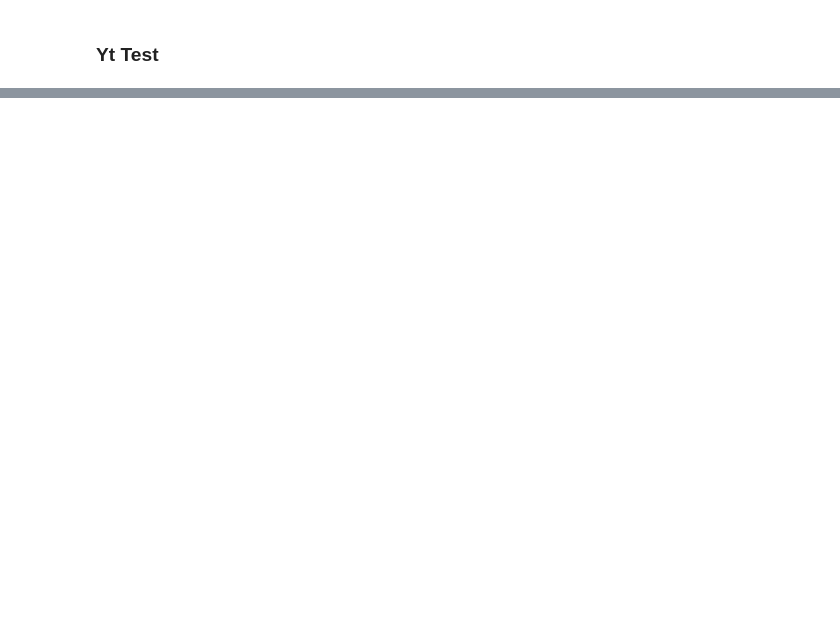
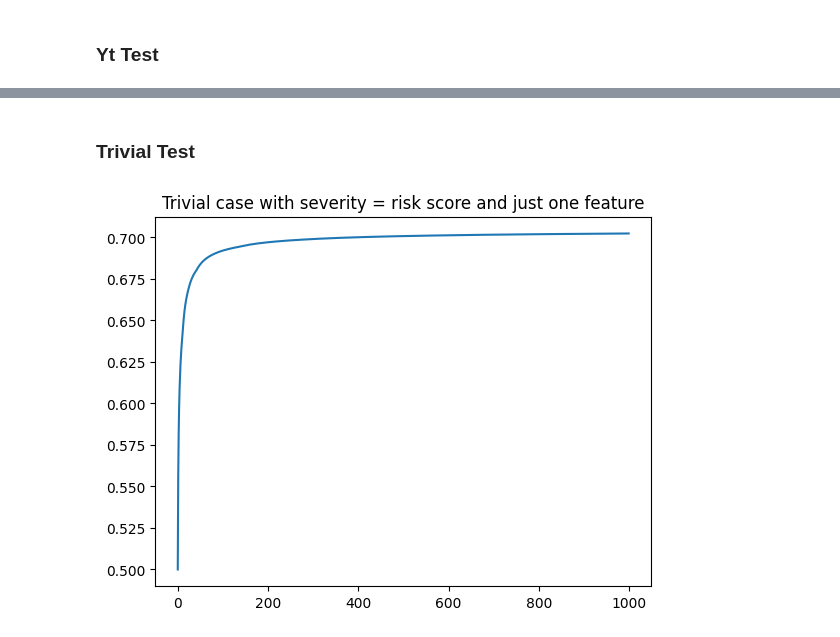
Before and after one commit to eigen-arnav/meta-bandits, a Jupyter notebook: Project.ipynb, the cells around one changed output, grey strips where cells are left out. Cells and saved outputs as stored; diff of their text form; code cells hidden in the pictures; blank space fills up the shorter version.

```diff
--- a/Project.ipynb
+++ b/Project.ipynb
@@ -184,7 +185,11 @@ def generate_content(t):
         res[0] = 0
     return res
 
+data = []
 for t in range(10):
     content = generate_content(t)
-    print(agent.scale_risk_score(content))
+    data.append(agent.scale_risk_score(content))
+
+df = pd.DataFrame(data, columns=['Policy violated', 'yt predicted'])
+df.head(10)
 # %% [output]
@@ -200,0 +207,25 @@ for t in range(10):
+# %% [markdown]
+### Trivial Test
+# %%
+d = 1
+def manual_reviewer(t, r):
+    return r
+
+# Create RiskBanditAgent instance
+agent = BanditAgent(num_bins, manual_reviewer, d)
+
+beta_parameter_evolution = []
+
+# Main loop
+for t in range(num_iterations):
+    content = np.random.normal(10,5,1)
+    agent.content_pool.append(content)
+    agent.update_bandit()
+    beta_parameter_evolution.append(agent.bandit.beta_parameters.copy())
+
+beta_parameter_evolution = np.array([array.reshape(1) for array in beta_parameter_evolution])
+plt.plot(beta_parameter_evolution)
+plt.title('Trivial case with severity = risk score and just one feature')
+plt.show()
+# %% [output]
+[figure, added]
```
Also changed, not shown: parts of 5 cells of this notebook.
